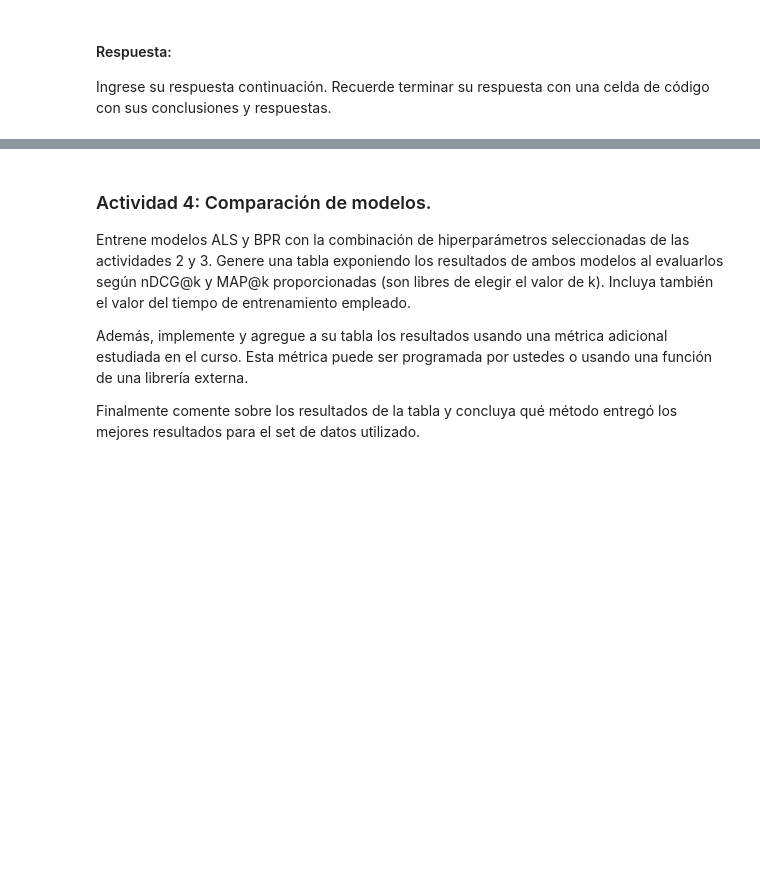
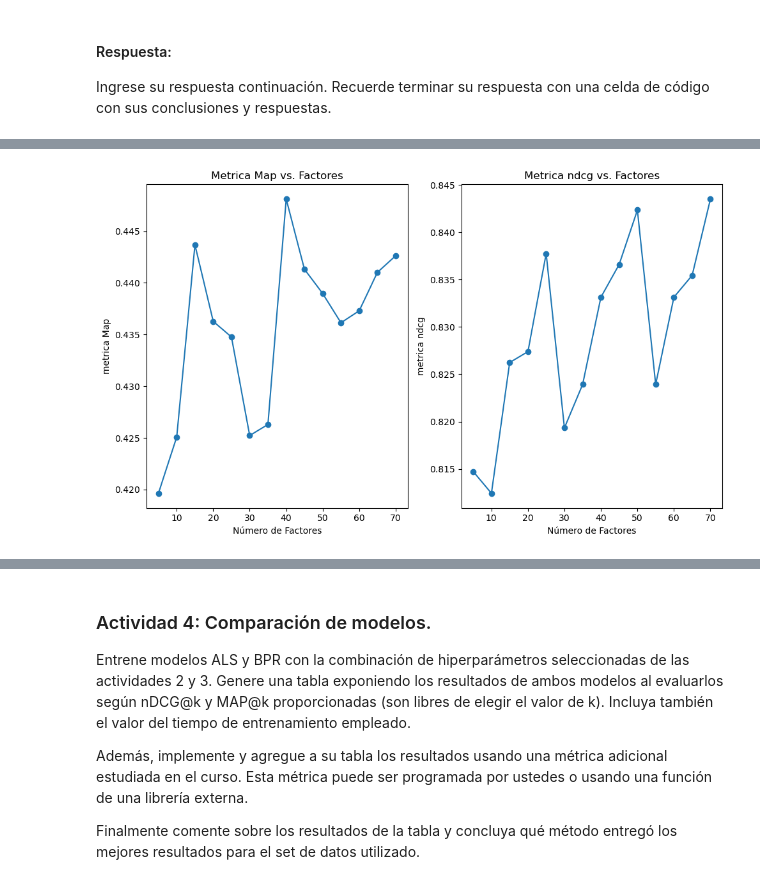
Before and after one commit to igmendozac/Sistemas_Recomendadores, a Jupyter notebook: Notebooks/Tarea_2{Ivan}_{Mendoza}_{Kevin}_{Castañeda}.ipynb, the cells around one changed output, grey strips where cells are left out. Cells and saved outputs as stored; diff of their text form; code cells hidden in the pictures; blank space fills up the shorter version.

```diff
--- a/Notebooks/Tarea_2{Ivan}_{Mendoza}_{Kevin}_{Castañeda}.ipynb
+++ b/Notebooks/Tarea_2{Ivan}_{Mendoza}_{Kevin}_{Castañeda}.ipynb
@@ -347,0 +413,24 @@ Ingrese su respuesta continuación. Recuerde terminar su respuesta con una celda
+# %%
+# Crear gráficos
+plt.figure(figsize=(10, 6))
+
+# Gráfico para metrica map vs. factores
+
+plt.subplot(1, 2, 1)
+plt.plot(factores, map_f, marker='o')
+plt.xlabel('Número de Factores')
+plt.ylabel('metrica Map')
+plt.title('Metrica Map vs. Factores')
+
+# Gráfico para tiempos de entrenamiento vs. regularización
+
+plt.subplot(1, 2, 2)
+plt.plot(factores, ndcg_f, marker='o')
+plt.xlabel('Número de Factores')
+plt.ylabel('metrica ndcg')
+plt.title('Metrica ndcg vs. Factores')
+
+plt.tight_layout()
+plt.show()
+# %% [output]
+[figure, added]
```
Also changed, not shown: parts of 20 cells of this notebook, 2 other files.
